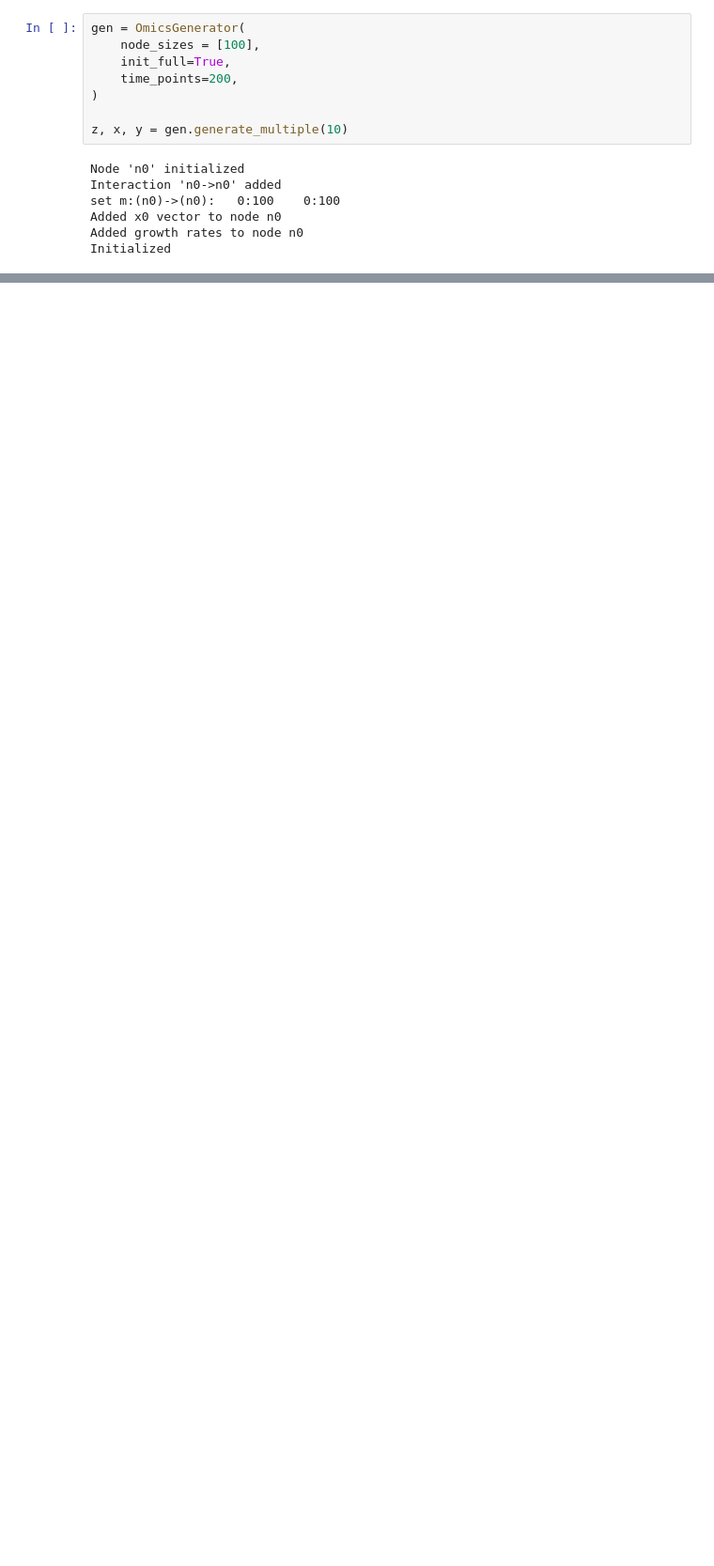
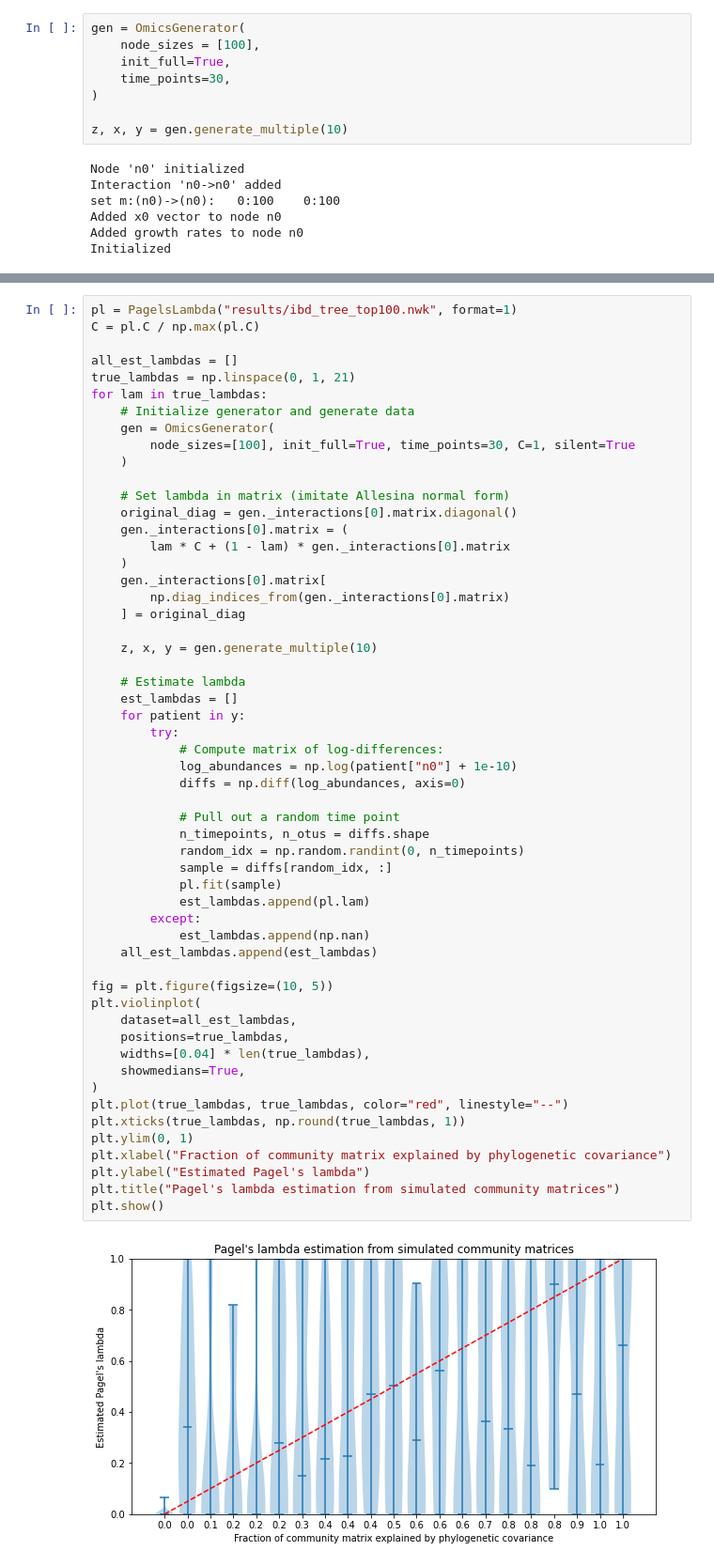
Before and after one commit to pchlenski/phylosig, a Jupyter notebook: 04_lotka_volterra.ipynb, the cells around one changed output, grey strips where cells are left out. Shown at 94% size. Cells and saved outputs as stored; diff of their text form; blank space fills up the shorter version.

```diff
--- a/04_lotka_volterra.ipynb
+++ b/04_lotka_volterra.ipynb
@@ -15,7 +18,7 @@ The autoreload extension is already loaded. To reload it, use:
 gen = OmicsGenerator(
     node_sizes = [100],
     init_full=True,
-    time_points=200,
+    time_points=30,
 )
 
 z, x, y = gen.generate_multiple(10)
@@ -36,0 +48,57 @@ for patient in y:
+# %%
+pl = PagelsLambda("results/ibd_tree_top100.nwk", format=1)
+C = pl.C / np.max(pl.C)
+
+all_est_lambdas = []
+true_lambdas = np.linspace(0, 1, 21)
+for lam in true_lambdas:
+    # Initialize generator and generate data
+    gen = OmicsGenerator(
+        node_sizes=[100], init_full=True, time_points=30, C=1, silent=True
+    )
+
+    # Set lambda in matrix (imitate Allesina normal form)
+    original_diag = gen._interactions[0].matrix.diagonal()
+    gen._interactions[0].matrix = (
+        lam * C + (1 - lam) * gen._interactions[0].matrix
+    )
+    gen._interactions[0].matrix[
+        np.diag_indices_from(gen._interactions[0].matrix)
+    ] = original_diag
+
+    z, x, y = gen.generate_multiple(10)
+
+    # Estimate lambda
+    est_lambdas = []
+    for patient in y:
+        try:
+            # Compute matrix of log-differences:
+            log_abundances = np.log(patient["n0"] + 1e-10)
+            diffs = np.diff(log_abundances, axis=0)
+
+            # Pull out a random time point
+            n_timepoints, n_otus = diffs.shape
+            random_idx = np.random.randint(0, n_timepoints)
+            sample = diffs[random_idx, :]
+            pl.fit(sample)
+            est_lambdas.append(pl.lam)
+        except:
+            est_lambdas.append(np.nan)
+    all_est_lambdas.append(est_lambdas)
+
+fig = plt.figure(figsize=(10, 5))
+plt.violinplot(
+    dataset=all_est_lambdas,
+    positions=true_lambdas,
+    widths=[0.04] * len(true_lambdas),
+    showmedians=True,
+)
+plt.plot(true_lambdas, true_lambdas, color="red", linestyle="--")
+plt.xticks(true_lambdas, np.round(true_lambdas, 1))
+plt.ylim(0, 1)
+plt.xlabel("Fraction of community matrix explained by phylogenetic covariance")
+plt.ylabel("Estimated Pagel's lambda")
+plt.title("Pagel's lambda estimation from simulated community matrices")
+plt.show()
+# %% [output]
+[figure, added]
```
Also changed, not shown: parts of 5 cells of this notebook, 10 other files.
